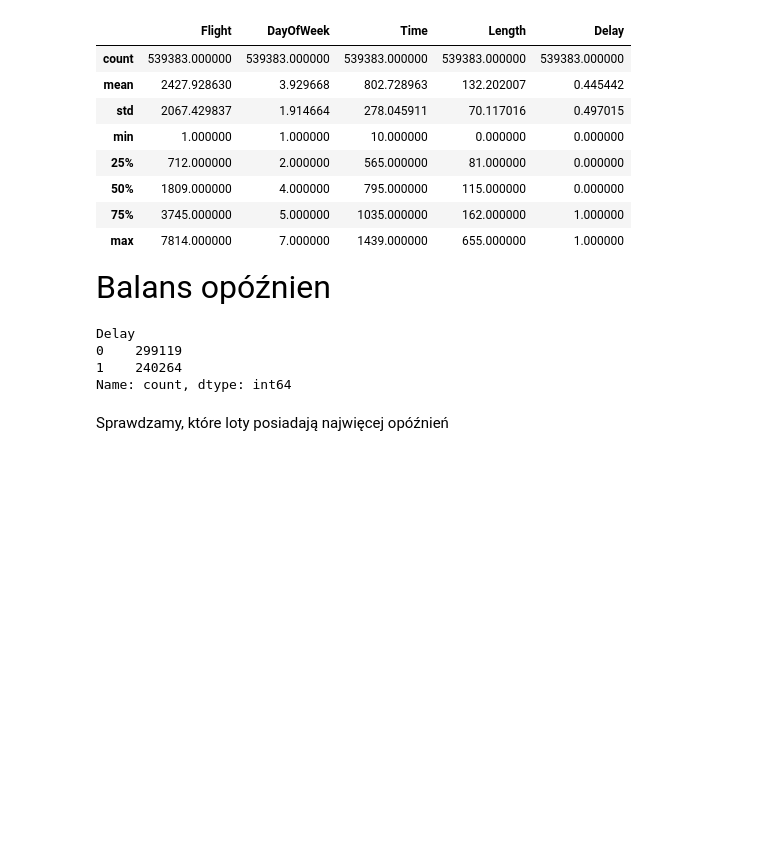
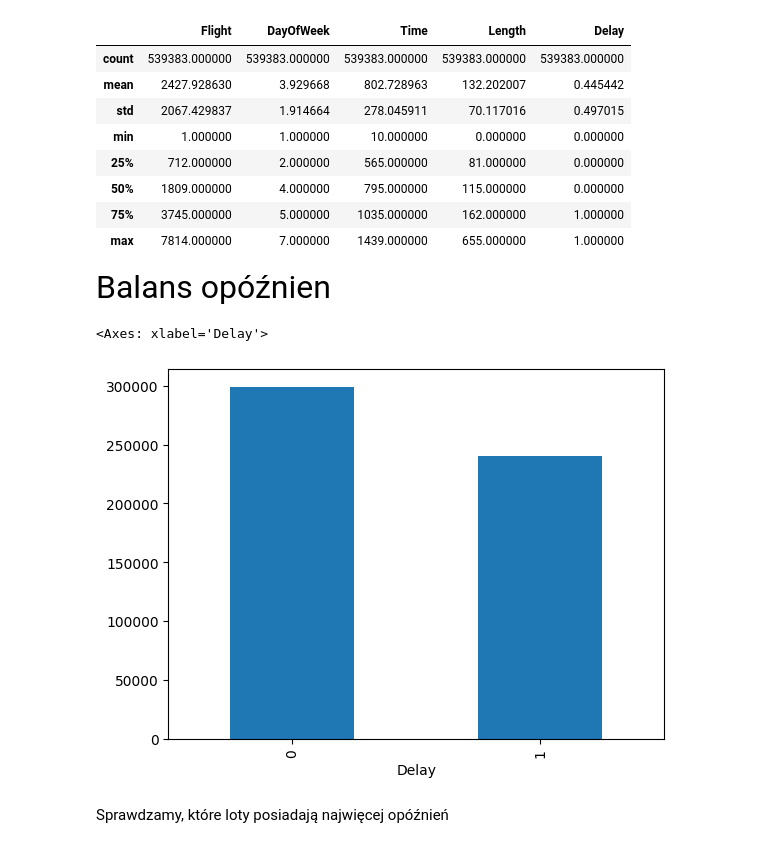
Before and after one commit to AdrianK98/machineLearningModel, a Jupyter notebook: delay-prediction.ipynb, the cells around one changed output. Cells and saved outputs as stored; diff of their text form; code cells hidden in the pictures; blank space fills up the shorter version.

```diff
--- a/delay-prediction.ipynb
+++ b/delay-prediction.ipynb
@@ -47,12 +47,10 @@ data.describe()
 # %% [markdown]
 <font size="6">Balans opóźnien</font>
 # %%
-data['Delay'].value_counts()
+data['Delay'].value_counts().plot.bar()
 # %% [output]
-Delay
-0    299119
-1    240264
-Name: count, dtype: int64
+<Axes: xlabel='Delay'>
+[figure, added]
 # %% [markdown]
 <font size="10">Sprawdzamy, które loty posiadają najwięcej opóźnień</font>
 # %%
```
Also changed, not shown: parts of 2 cells of this notebook.
